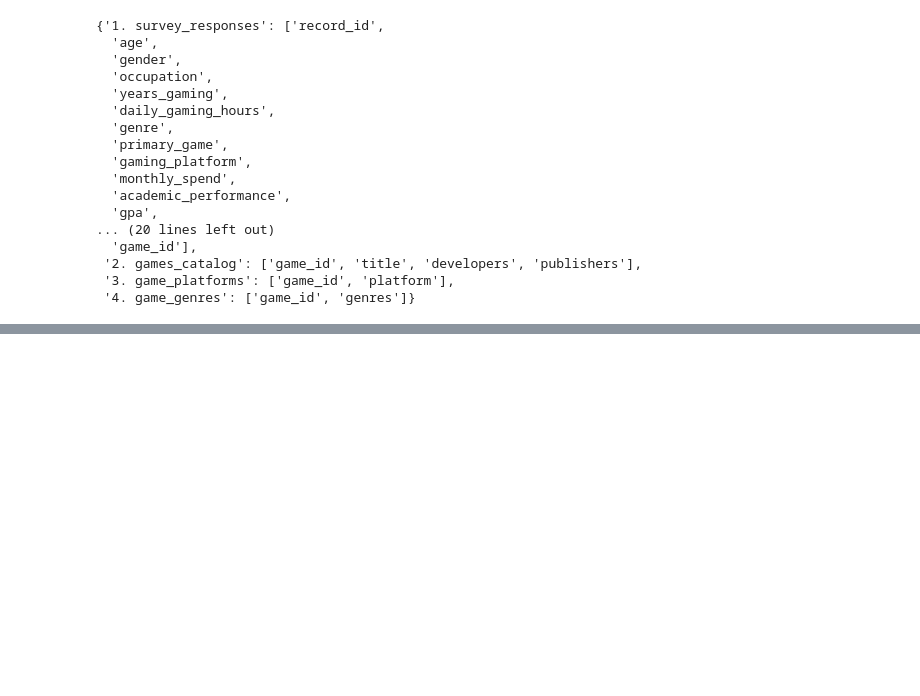
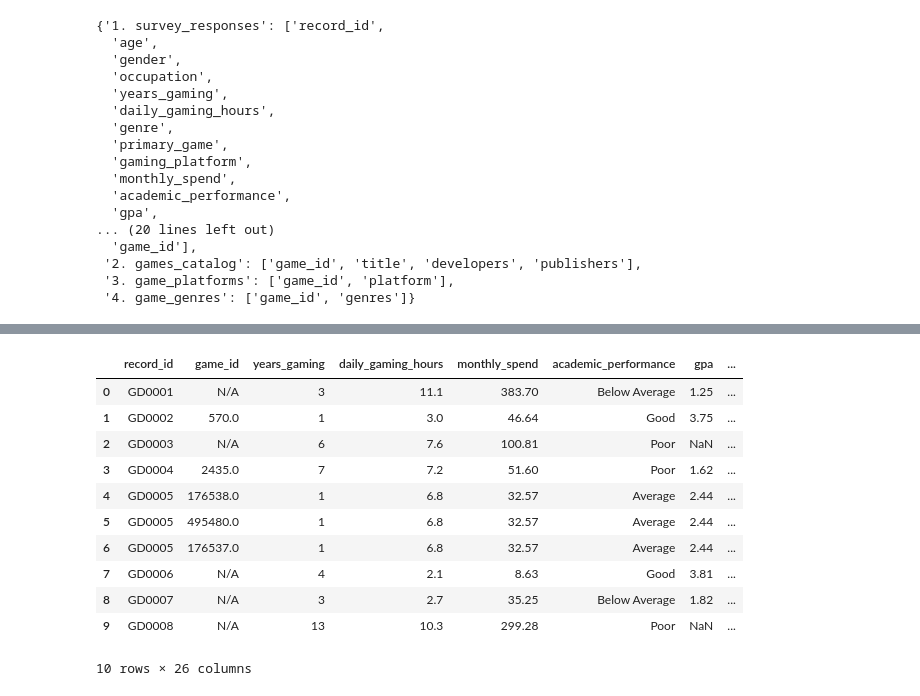
Before and after one commit to jmlax123/gaming_mental_health, a Jupyter notebook: notebook/gaming_mental_health_data.ipynb, the cells around one changed output, grey strips where cells are left out. Cells and saved outputs as stored; diff of their text form; code cells hidden in the pictures; blank space fills up the shorter version.

Commit message:
Make database from the dataframes for SQL queries

```diff
--- a/notebook/gaming_mental_health_data.ipynb
+++ b/notebook/gaming_mental_health_data.ipynb
@@ -1376,0 +1470,40 @@ survey_responses table created
+# %%
+survey_responses_df = df_master[[ 'record_id',
+                                  'game_id',
+                                  'years_gaming',
+                                  'daily_gaming_hours',
+                                  'monthly_spend',
+                                  'academic_performance',
+                                  'gpa', 'work_productivity',
+                                  'face_to_face_social_hours_weekly',
+                                  'social_isolation',
+                                  'exercise_hours_weekly',
+                                  'sleep_hours',
+                                  'sleep_quality',
+                                  'sleep_disruption',
+                                  'eye_strain',
+                                  'back_neck_pain',
+                                  'physical_pain',
+                                  'weight_change_kg',
+                                  'mood_state',
+                                  'mood_swings',
+                                  'withdrawal_symptoms',
+                                  'loss_of_other_interests',
+                                  'continued_despite_problems',
+                                  'gaming_addiction_risk_level',
+                                  'addiction_severity',
+                                  'hours_bin']]
+survey_responses_df.head(10)
+# %% [output]
+|  | record_id | game_id | years_gaming | daily_gaming_hours | monthly_spend | academic_performance | gpa | ... |
+| 0 | GD0001 | N/A | 3 | 11.1 | 383.70 | Below Average | 1.25 | ... |
+| 1 | GD0002 | 570.0 | 1 | 3.0 | 46.64 | Good | 3.75 | ... |
+| 2 | GD0003 | N/A | 6 | 7.6 | 100.81 | Poor | NaN | ... |
+| 3 | GD0004 | 2435.0 | 7 | 7.2 | 51.60 | Poor | 1.62 | ... |
+| 4 | GD0005 | 176538.0 | 1 | 6.8 | 32.57 | Average | 2.44 | ... |
+| 5 | GD0005 | 495480.0 | 1 | 6.8 | 32.57 | Average | 2.44 | ... |
+| 6 | GD0005 | 176537.0 | 1 | 6.8 | 32.57 | Average | 2.44 | ... |
+| 7 | GD0006 | N/A | 4 | 2.1 | 8.63 | Good | 3.81 | ... |
+| 8 | GD0007 | N/A | 3 | 2.7 | 35.25 | Below Average | 1.82 | ... |
+| 9 | GD0008 | N/A | 13 | 10.3 | 299.28 | Poor | NaN | ... |
+10 rows × 26 columns
```
Also changed, not shown: parts of 17 cells of this notebook, 2 other files.
